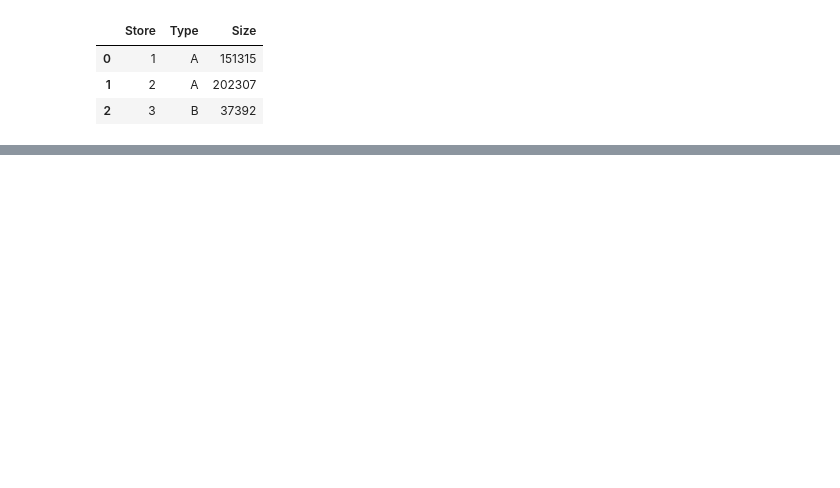
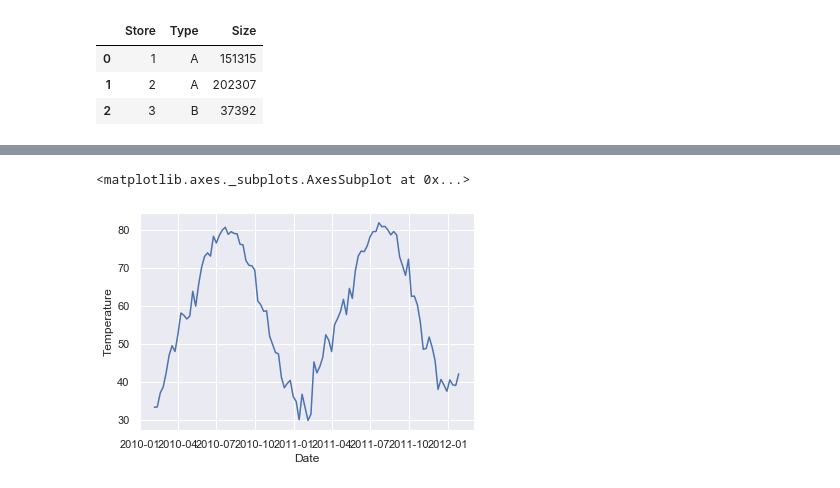
Before and after one commit to demidafonichev/hse-data-science-in-business-2020, a Jupyter notebook: HW3/HW3.ipynb, the cells around one changed output, grey strips where cells are left out. Drawn from its saved outputs; the diff is of its cells as text; code cells hidden in the pictures; blank space fills up the shorter version.

```diff
--- a/HW3/HW3.ipynb
+++ b/HW3/HW3.ipynb
@@ -286,0 +56,6 @@ submission.to_csv('data/submission.csv')
+# %%
+train_weeks = df.Year_Week.sort_values().unique()[:-39].tolist()
+test_weeks = df.Year_Week.sort_values().unique()[-39:].tolist()
+# %%
+train = df[df.Year_Week.isin(train_weeks)].drop(['Year_Week'], axis=1)
+test = df[df.Year_Week.isin(test_weeks)].drop(['Year_Week'], axis=1)
@@ -286,0 +267,18 @@ submission.to_csv('data/submission.csv')
+# %%
+super_bowl = pd.to_datetime(['2010-02-12', '2011-02-11', '2012-02-10', '2013-02-08'])
+black_friday = pd.to_datetime(['2010-11-26', '2011-11-25', '2012-11-23', '2013-11-29'])
+christmas = pd.to_datetime(['2010-12-31', '2011-12-30', '2012-12-28', '2013-12-27'])
+# %%
+train['Regular_Weeks'] = True
+train['Other_Holidays'] = False
+train['Is_SuperBowl'] = False
+train['Is_BlackFriday'] = False
+train['Is_Christmas'] = False
+
+train.loc[train.IsHoliday, 'Regular_Weeks'] = False
+train.loc[train.IsHoliday, 'Other_Holidays'] = True
+train.loc[train.Date.isin(super_bowl), 'Is_SuperBowl'] = True
+train.loc[train.Date.isin(black_friday), 'Is_BlackFriday'] = True
+train.loc[train.Date.isin(christmas), 'Is_Christmas'] = True
+
+train.head()
@@ -286,0 +345,5 @@ submission.to_csv('data/submission.csv')
+# %%
+sns.lineplot(x='Date', y='Temperature', data=train.groupby(['Date']).mean().reset_index())
+# %% [output]
+<matplotlib.axes._subplots.AxesSubplot at 0x...>
+[figure, added]
```
Also changed, not shown: parts of 79 cells of this notebook, 1 other file.
